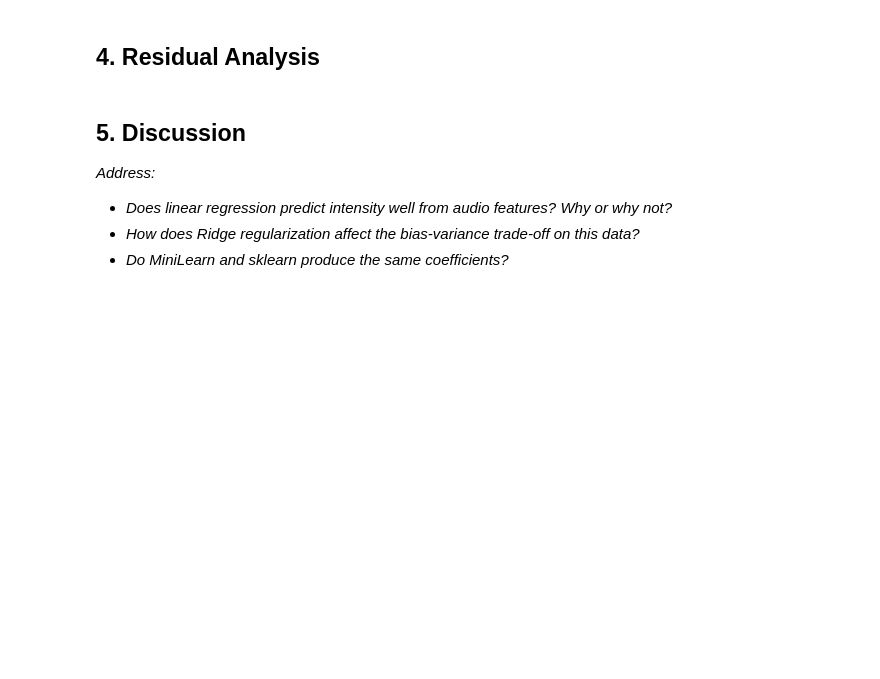
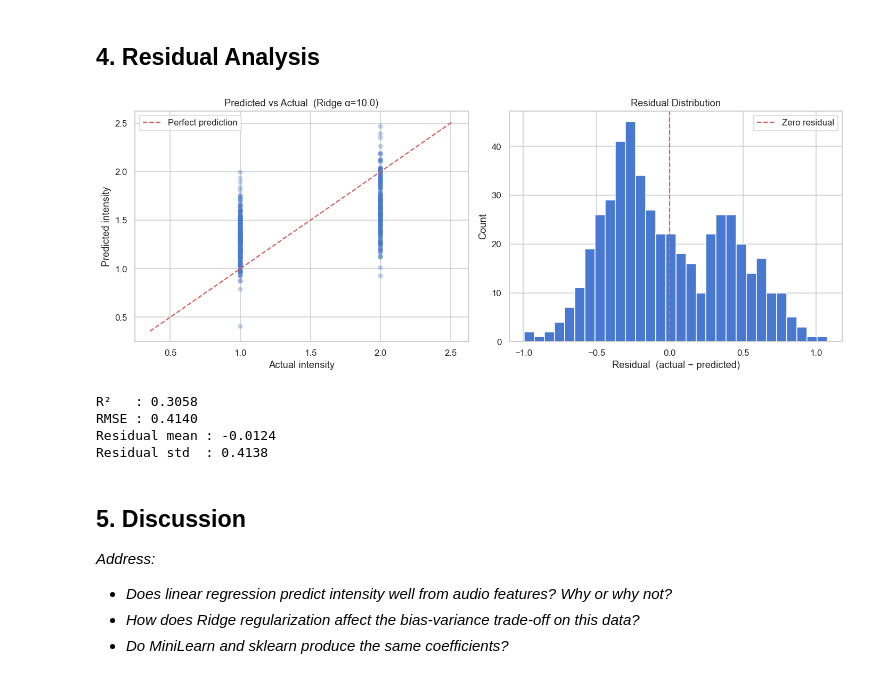
Before and after one commit to micahg1/Project_CSE432-532, a Jupyter notebook: SER_Project/notebooks/week6- regression.ipynb, the cells around one changed output. Cells and saved outputs as stored; diff of their text form; code cells hidden in the pictures; blank space fills up the shorter version.

```diff
--- a/SER_Project/notebooks/week6- regression.ipynb
+++ b/SER_Project/notebooks/week6- regression.ipynb
@@ -46,3 +176,44 @@ Alternative: predict a continuous audio property such as mean RMS energy.
+# %%
+# Refit best Ridge on full train set
+ridge_best = RidgeRegression(alpha=best_alpha)
+ridge_best.fit(X_train_s, y_train)
+y_pred_best = ridge_best.predict(X_test_s)
+residuals   = y_test - y_pred_best
+
+fig, axes = plt.subplots(1, 2, figsize=(13, 5))
+
+# ── Predicted vs Actual ───────────────────────────────────────────────────
+axes[0].scatter(y_test, y_pred_best, alpha=0.35, edgecolors='none')
+lo = min(y_test.min(), y_pred_best.min()) - 0.05
+hi = max(y_test.max(), y_pred_best.max()) + 0.05
+axes[0].plot([lo, hi], [lo, hi], 'r--', lw=1.5, label='Perfect prediction')
+axes[0].set_xlabel('Actual intensity')
+axes[0].set_ylabel('Predicted intensity')
+axes[0].set_title(f'Predicted vs Actual  (Ridge α={best_alpha})')
+axes[0].legend()
+
+# ── Residual histogram ────────────────────────────────────────────────────
+axes[1].hist(residuals, bins=30, edgecolor='white')
+axes[1].axvline(0, color='r', linestyle='--', lw=1.5, label='Zero residual')
+axes[1].set_xlabel('Residual  (actual − predicted)')
+axes[1].set_ylabel('Count')
+axes[1].set_title('Residual Distribution')
+axes[1].legend()
+
+plt.tight_layout()
+plt.savefig(os.path.join(OUTPUT_DIR, 'residuals.png'), bbox_inches='tight')
+plt.show()
+
+print(f'R²   : {r2_score(y_test, y_pred_best):.4f}')
+print(f'RMSE : {rmse(y_test, y_pred_best):.4f}')
+print(f'Residual mean : {residuals.mean():.4f}')
+print(f'Residual std  : {residuals.std():.4f}')
+# %% [output]
+[figure, added]
+R²   : 0.3058
+RMSE : 0.4140
+Residual mean : -0.0124
+Residual std  : 0.4138
 # %% [markdown]
 ## 5. Discussion
 
```
Also changed, not shown: parts of 8 cells of this notebook, 13 other files.
